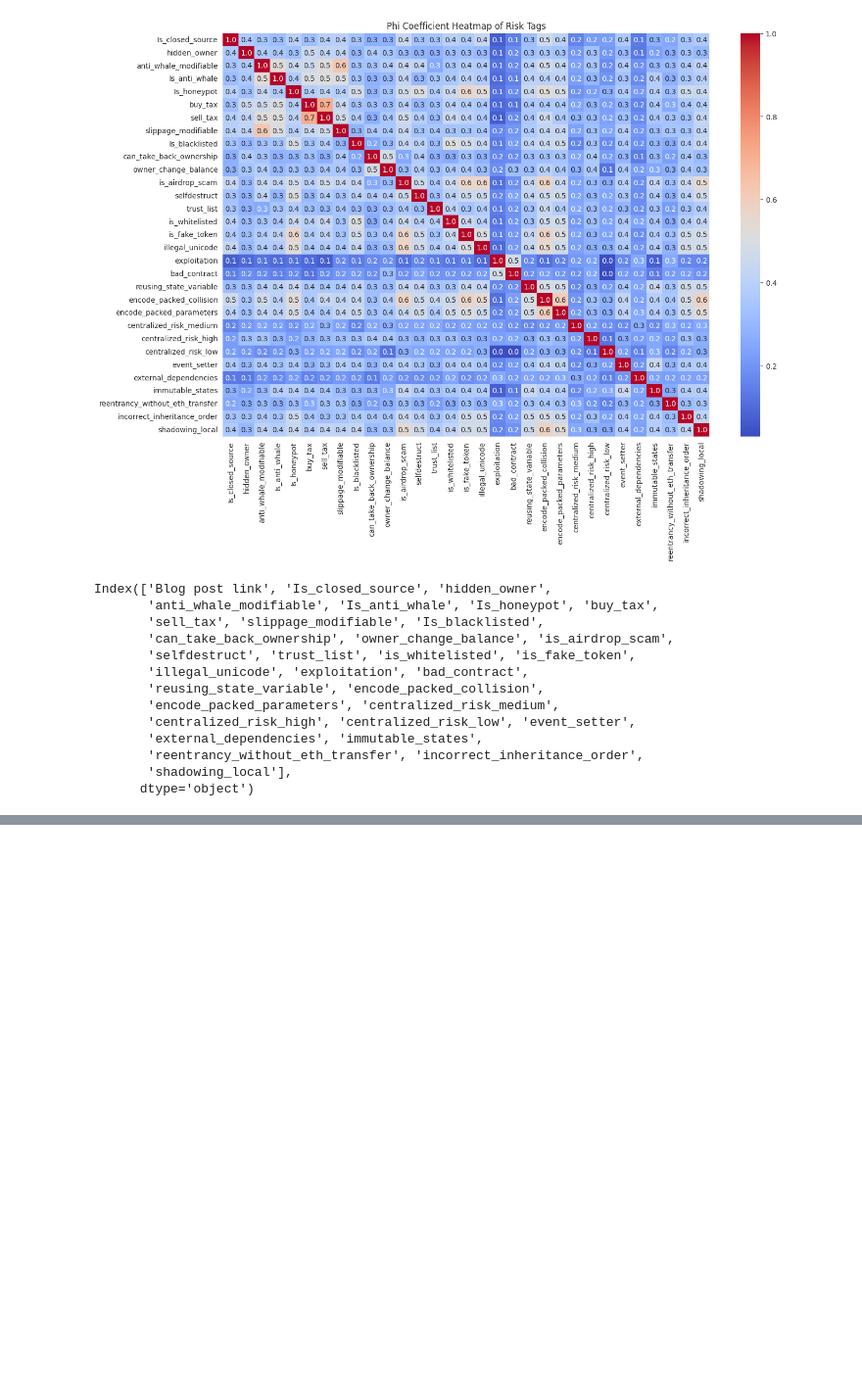
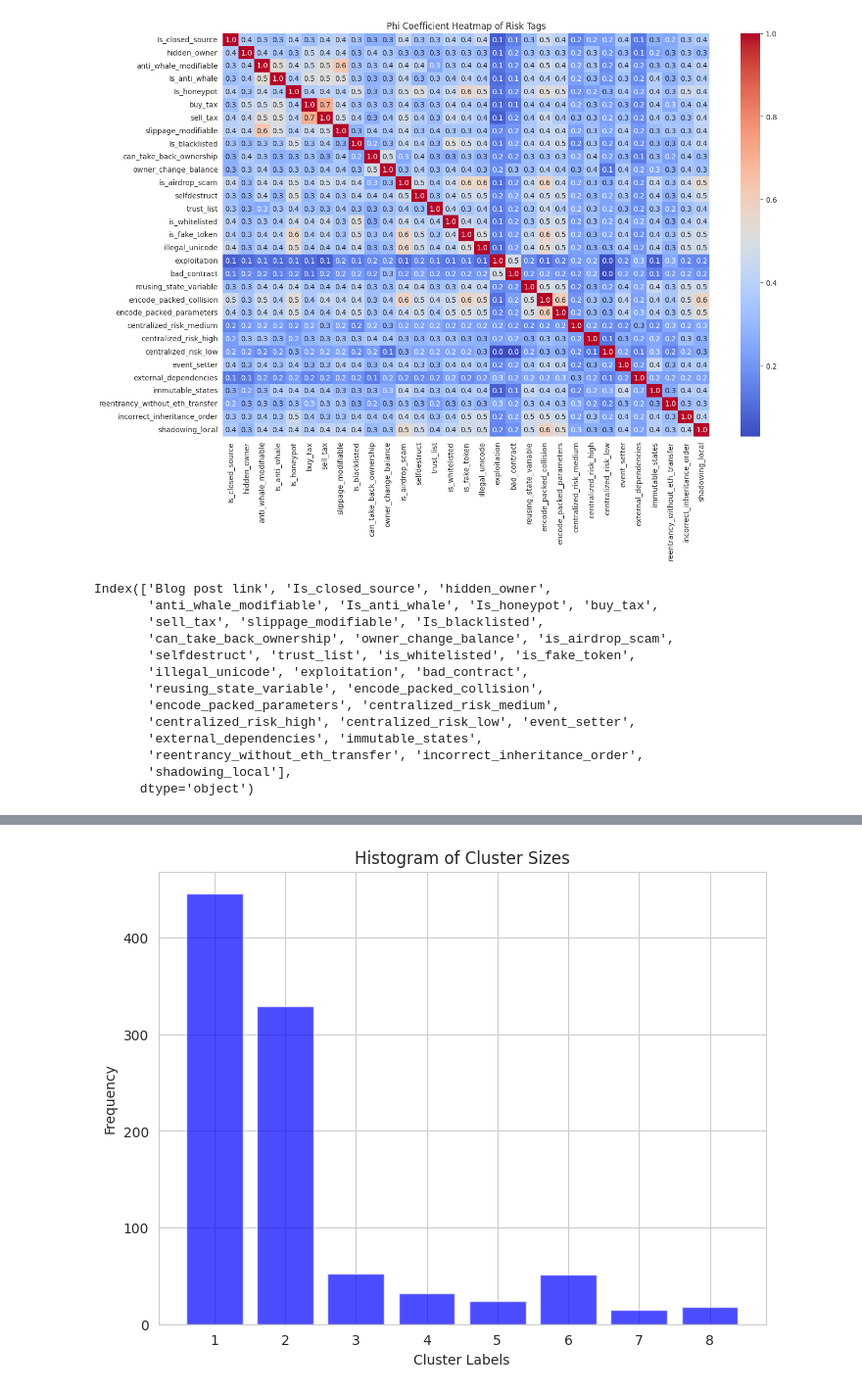
Before and after one commit to ankitg-02/extern, a Jupyter notebook: Webacy_1.ipynb, the cells around one changed output, grey strips where cells are left out. Shown at 98% size. Cells and saved outputs as stored; diff of their text form; code cells hidden in the pictures; blank space fills up the shorter version.

```diff
--- a/Webacy_1.ipynb
+++ b/Webacy_1.ipynb
@@ -167,0 +188,6 @@ IndexError: only integers, slices (`:`), ellipsis (`...`), numpy.newaxis (`None`
+# %%
+cluster_labels=fcluster(linkage_matrix,t=10,criterion='distance')
+Webacy['cluster']=cluster_labels
+cluster_summary=Webacy[[f1,f2,f3,'cluster']].groupby('cluster').agg(['mean','std','count','median'])
+print("Cluster Summary:")
+print(cluster_summary)
@@ -167,0 +212,10 @@ IndexError: only integers, slices (`:`), ellipsis (`...`), numpy.newaxis (`None`
+# %%
+plt.figure(figsize=(8,6))
+plt.hist(cluster_labels,bins=np.arange(1,np.max(cluster_labels)+2)-0.5,rwidth=0.8,color='blue',alpha=0.7)
+plt.xlabel("Cluster Labels")
+plt.ylabel("Frequency")
+plt.title("Histogram of Cluster Sizes")
+plt.xticks(np.arange(1,np.max(cluster_labels)+1))
+plt.show()
+# %% [output]
+[figure, added]
```
Also changed, not shown: parts of 6 cells of this notebook.
